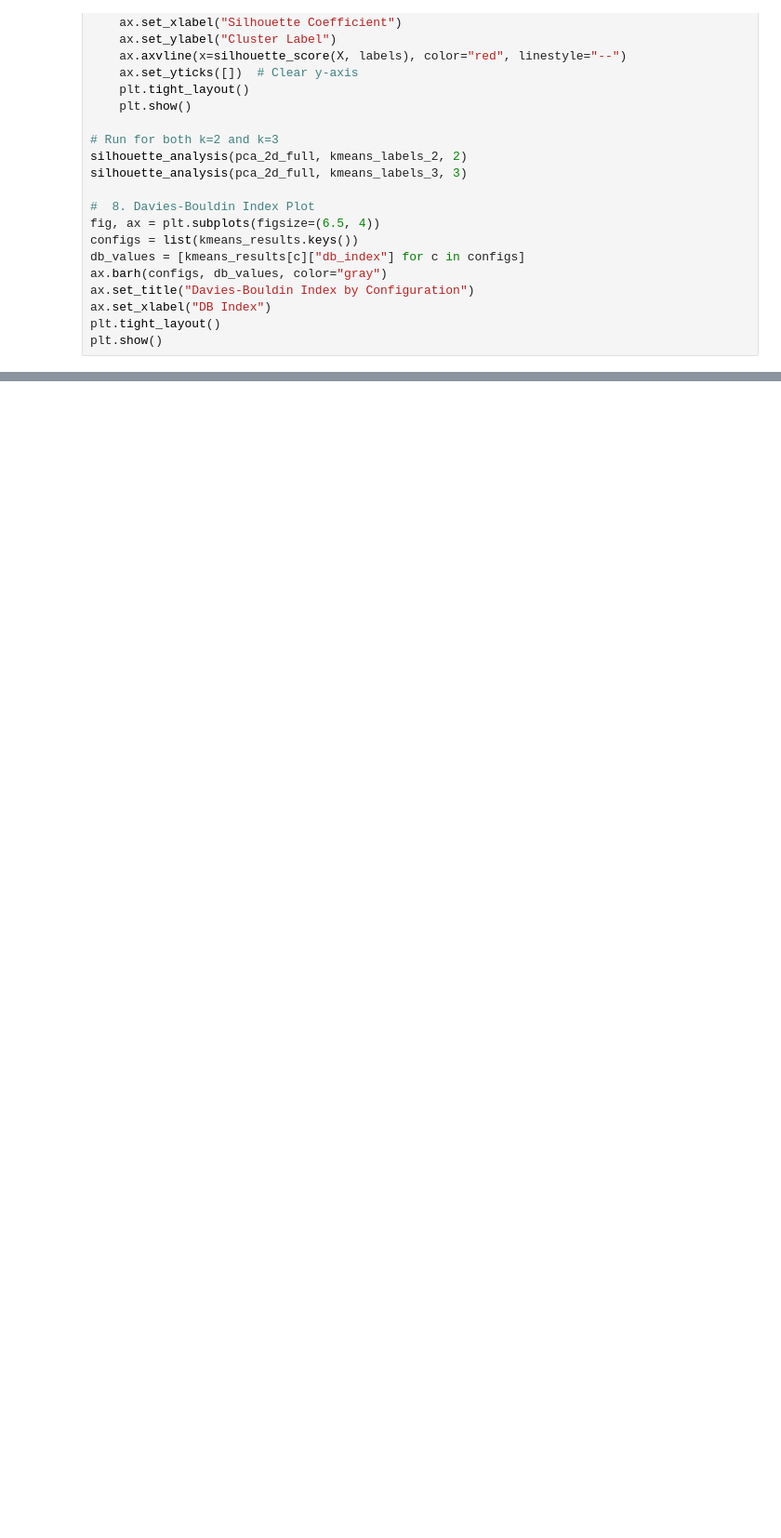
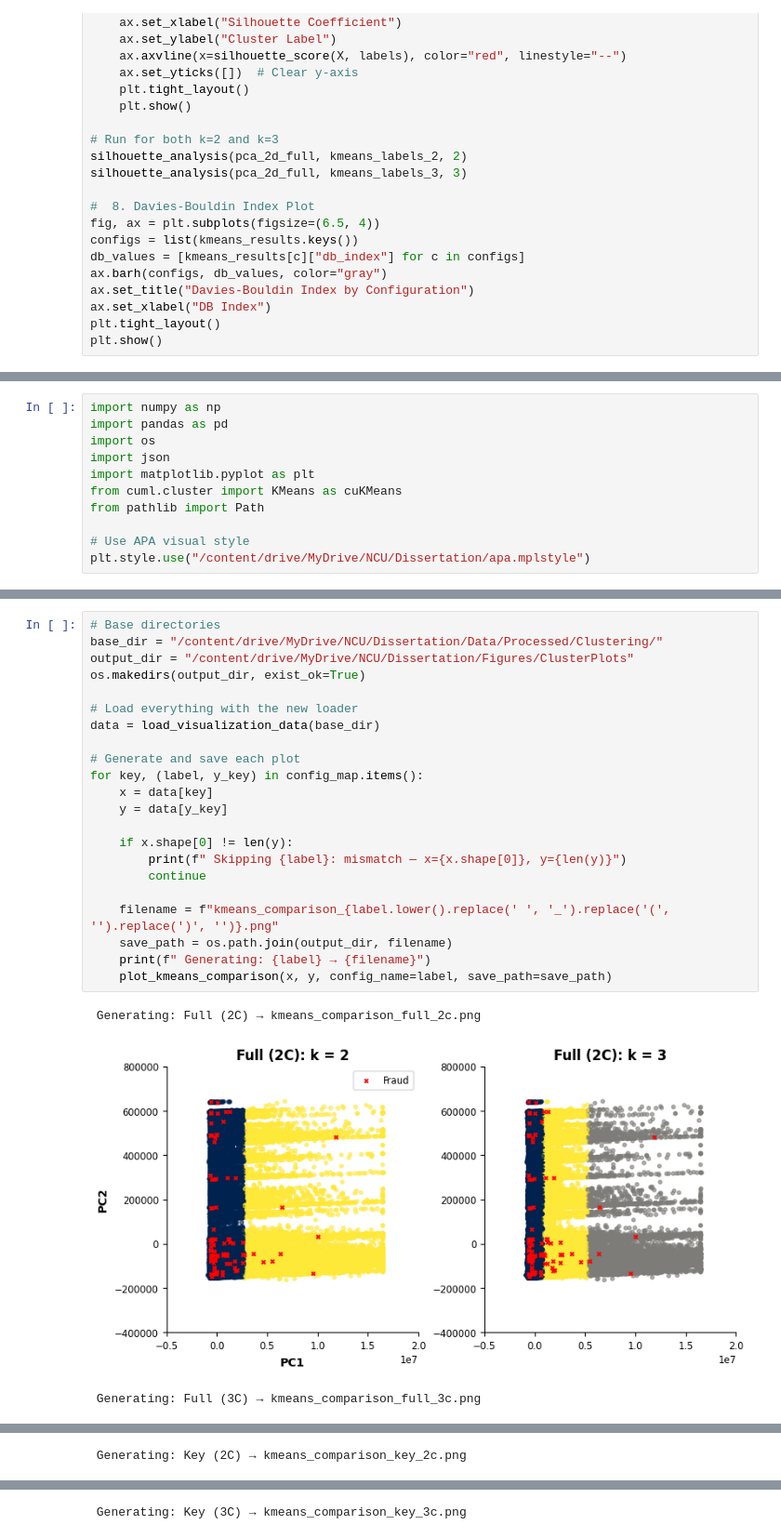
Before and after one commit to sappw1/Dissertation, a Jupyter notebook: Notebooks/Notebooks-Working/Modeling/01a_Clustering_Methodology_GPU.ipynb, the cells around one changed output, grey strips where cells are left out. Shown at 93% size. Cells and saved outputs as stored; diff of their text form; blank space fills up the shorter version.

```diff
--- a/Notebooks/Notebooks-Working/Modeling/01a_Clustering_Methodology_GPU.ipynb
+++ b/Notebooks/Notebooks-Working/Modeling/01a_Clustering_Methodology_GPU.ipynb
@@ -364,0 +430,11 @@ plt.show()
+# %%
+import numpy as np
+import pandas as pd
+import os
+import json
+import matplotlib.pyplot as plt
+from cuml.cluster import KMeans as cuKMeans
+from pathlib import Path
+
+# Use APA visual style
+plt.style.use("/content/drive/MyDrive/NCU/Dissertation/apa.mplstyle")
@@ -364,0 +535,26 @@ plt.show()
+# %%
+# Base directories
+base_dir = "/content/drive/MyDrive/NCU/Dissertation/Data/Processed/Clustering/"
+output_dir = "/content/drive/MyDrive/NCU/Dissertation/Figures/ClusterPlots"
+os.makedirs(output_dir, exist_ok=True)
+
+# Load everything with the new loader
+data = load_visualization_data(base_dir)
+
+# Generate and save each plot
+for key, (label, y_key) in config_map.items():
+    x = data[key]
+    y = data[y_key]
+
+    if x.shape[0] != len(y):
+        print(f" Skipping {label}: mismatch — x={x.shape[0]}, y={len(y)}")
+        continue
+
+    filename = f"kmeans_comparison_{label.lower().replace(' ', '_').replace('(', '').replace(')', '')}.png"
+    save_path = os.path.join(output_dir, filename)
+    print(f" Generating: {label} → {filename}")
+    plot_kmeans_comparison(x, y, config_name=label, save_path=save_path)
+# %% [output]
+ Generating: Full (2C) → kmeans_comparison_full_2c.png
+[figure, added]
+ Generating: Full (3C) → kmeans_comparison_full_3c.png
@@ -364,0 +562 @@ plt.show()
+ Generating: Key (2C) → kmeans_comparison_key_2c.png
@@ -364,0 +564 @@ plt.show()
+ Generating: Key (3C) → kmeans_comparison_key_3c.png
```
Also changed, not shown: parts of 7 cells of this notebook.
